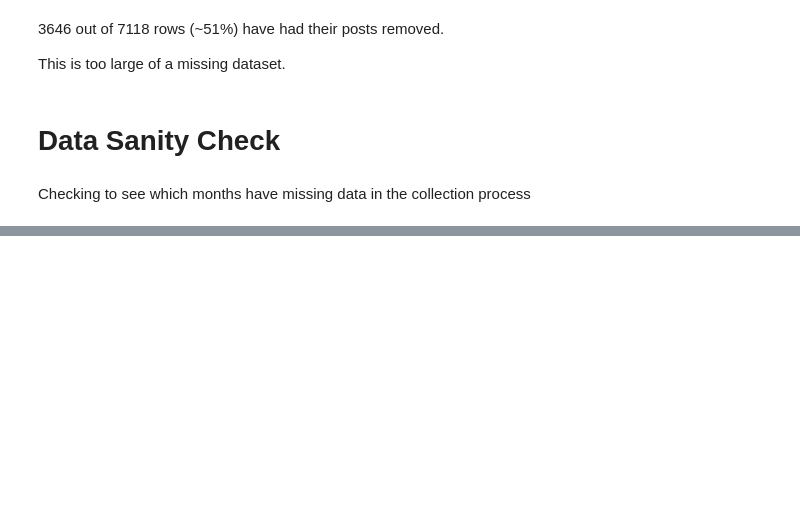
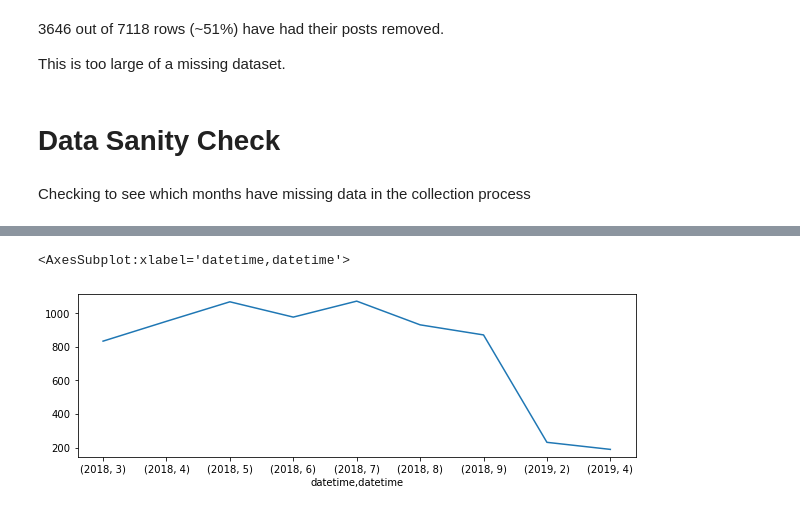
Before and after one commit to jroy12345/reddit, a Jupyter notebook: clean_data.ipynb, the cells around one changed output, grey strips where cells are left out. Drawn from its saved outputs; the diff is of its cells as text; code cells hidden in the pictures; blank space fills up the shorter version.

```diff
--- a/clean_data.ipynb
+++ b/clean_data.ipynb
@@ -61,10 +67,6 @@ submissions.head()
 # %%
 # Change from UNIX time to human-readable format
 submissions['datetime'] = pd.to_datetime(submissions['created_utc'], infer_datetime_format=True, unit='s')
-submissions['date'] = pd.to_datetime(submissions['datetime']).dt.date
-submissions['day'] = pd.to_datetime(submissions['datetime']).dt.day
-submissions['month'] = pd.to_datetime(submissions['datetime']).dt.month
-submissions['year'] = pd.to_datetime(submissions['datetime']).dt.year
 # %%
 # determine how many submissions were removed/no longer viewable
 len(submissions[submissions['selftext']==('[removed]')])
@@ -88,2 +122,5 @@ comments.groupby([comments['year'], comments['month']]).size().plot(figsize=(10,
 # %%
-submissions.groupby([submissions['year'], submissions['month']]).size().plot(figsize=(10,3))
+submissions.groupby([submissions['datetime'].dt.year, submissions['datetime'].dt.month]).size().plot(figsize=(10,3))
+# %% [output]
+<AxesSubplot:xlabel='datetime,datetime'>
+[figure, added]
```
Also changed, not shown: parts of 18 cells of this notebook.
